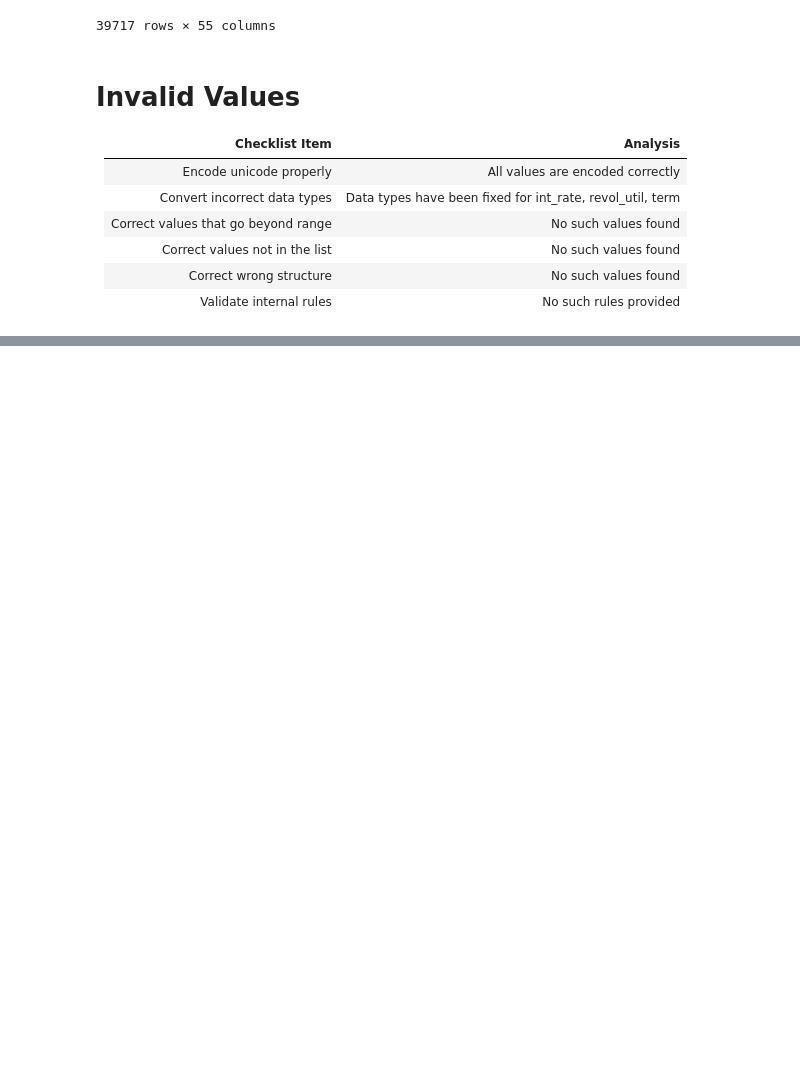
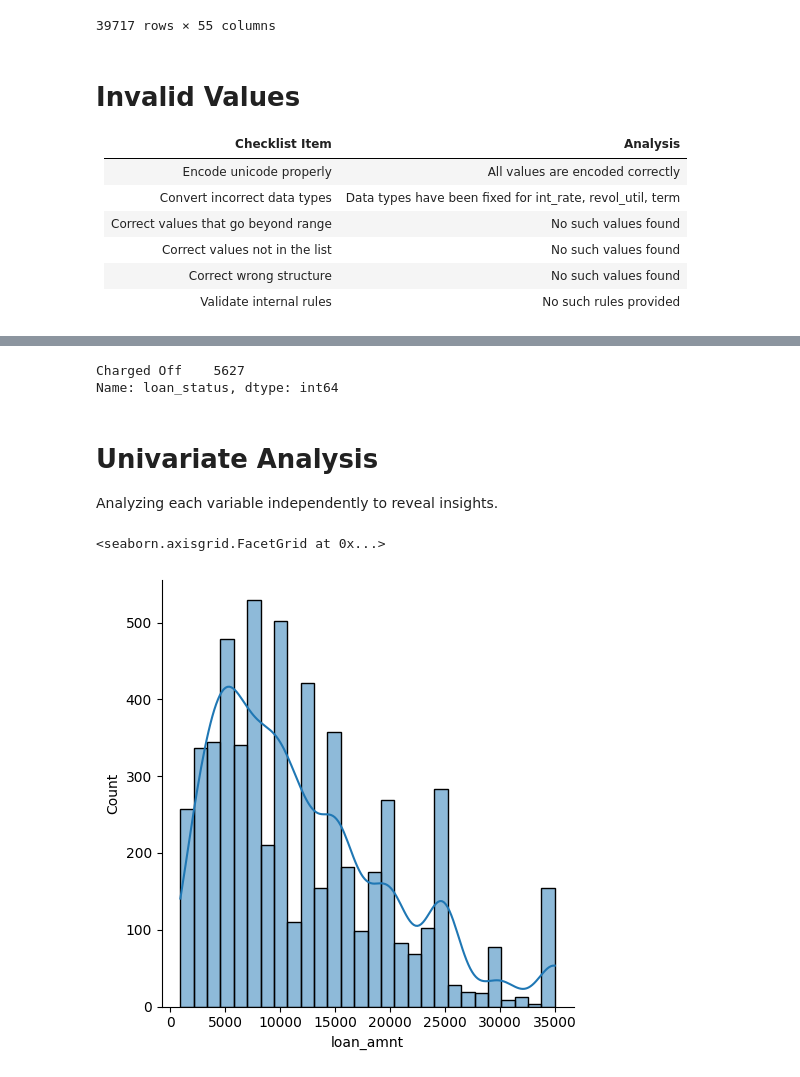
Before and after one commit to udaykirankavaturu/lending-club-case-study, a Jupyter notebook: uday_kiran_kavaturu.ipynb, the cells around one changed output, grey strips where cells are left out. Cells and saved outputs as stored; diff of their text form; code cells hidden in the pictures; blank space fills up the shorter version.

Commit message:
upto hist plots

```diff
--- a/uday_kiran_kavaturu.ipynb
+++ b/uday_kiran_kavaturu.ipynb
@@ -201,0 +207,11 @@ df.round({'funded_amnt_inv': 2, 'total_pymnt':2, 'total_rec_late_fee':2, 'total_
+# %%
+# filtering bad loans
+charged_off_loans_df = df[(df["loan_status"] == "Charged Off")]
+charged_off_loans_df["loan_status"].value_counts()
+# %% [output]
+Charged Off    5627
+Name: loan_status, dtype: int64
+# %% [markdown]
+# Univariate Analysis
+
+Analyzing each variable independently to reveal insights.
@@ -201,0 +222,6 @@ df.round({'funded_amnt_inv': 2, 'total_pymnt':2, 'total_rec_late_fee':2, 'total_
+# %%
+# loan amount
+sns.displot(data=charged_off_loans_df, x="loan_amnt", kde=True)
+# %% [output]
+<seaborn.axisgrid.FacetGrid at 0x...>
+[figure, added]
```
Also changed, not shown: parts of 12 cells of this notebook, 1 other file.
